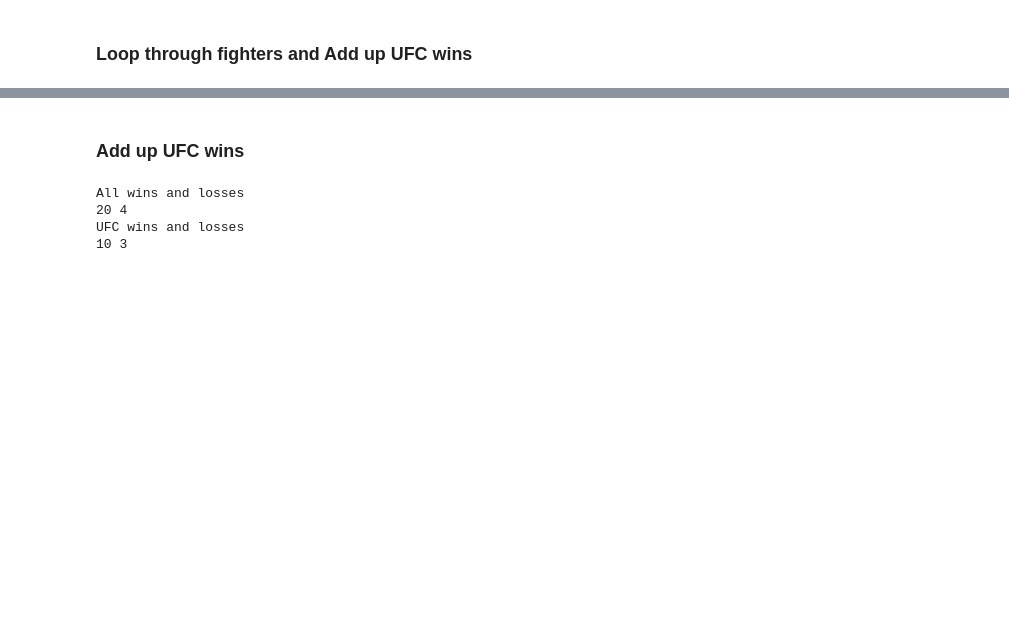
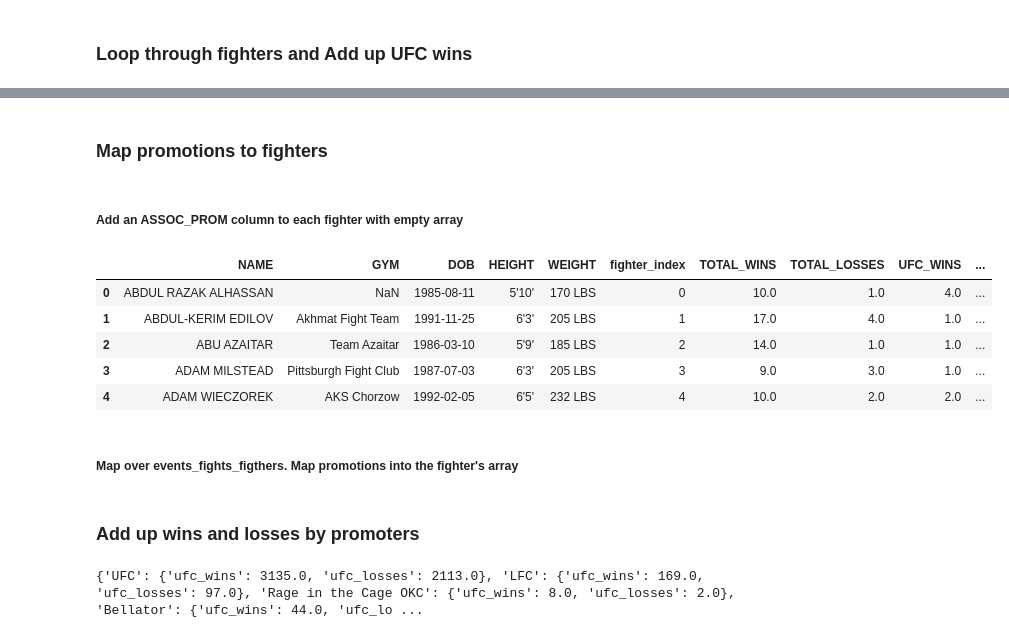
Before and after one commit to PaulGLujan/libra, a Jupyter notebook: notebooks/wins-by-promotion.ipynb, the cells around one changed output, grey strips where cells are left out. Drawn from its saved outputs; the diff is of its cells as text; code cells hidden in the pictures; blank space fills up the shorter version.

```diff
--- a/notebooks/wins-by-promotion.ipynb
+++ b/notebooks/wins-by-promotion.ipynb
@@ -98,0 +112,16 @@ fighters.head(10)
+# %% [markdown]
+### Map promotions to fighters
+# %% [markdown]
+##### Add an ASSOC_PROM column to each fighter with empty array
+# %%
+fighters['ASSOC_PROM'] = pd.np.empty((len(fighters), 0)).tolist()
+fighters.head()
+# %% [output]
+|  | NAME | GYM | DOB | HEIGHT | WEIGHT | fighter_index | TOTAL_WINS | TOTAL_LOSSES | UFC_WINS | ... |
+| 0 | ABDUL RAZAK ALHASSAN | NaN | 1985-08-11 | 5'10' | 170 LBS | 0 | 10.0 | 1.0 | 4.0 | ... |
+| 1 | ABDUL-KERIM EDILOV | Akhmat Fight Team | 1991-11-25 | 6'3' | 205 LBS | 1 | 17.0 | 4.0 | 1.0 | ... |
+| 2 | ABU AZAITAR | Team Azaitar | 1986-03-10 | 5'9' | 185 LBS | 2 | 14.0 | 1.0 | 1.0 | ... |
+| 3 | ADAM MILSTEAD | Pittsburgh Fight Club | 1987-07-03 | 6'3' | 205 LBS | 3 | 9.0 | 3.0 | 1.0 | ... |
+| 4 | ADAM WIECZOREK | AKS Chorzow | 1992-02-05 | 6'5' | 232 LBS | 4 | 10.0 | 2.0 | 2.0 | ... |
+# %% [markdown]
+##### Map over events_fights_figthers. Map promotions into the fighter's array
@@ -99,18 +136,18 @@ fighters.head(10)
 # %% [markdown]
-### Add up UFC wins
+### Add up wins and losses by promoters
-# %%
-wins = len(events_fights[(events_fights.Fighter == "ALJAMAIN STERLING") & (events_fights["Win/Loss/Draw"] == "WIN")])
-losses = len(events_fights[(events_fights.Fighter == "ALJAMAIN STERLING") & (events_fights["Win/Loss/Draw"] == "LOSS")])
-
-ufc_wins = len(events_fights[(events_fights.Fighter == "ALJAMAIN STERLING") & (events_fights["Win/Loss/Draw"] == "WIN") & (events_fights['PROMOTION'] == "UFC")])
-ufc_losses = len(events_fights[(events_fights.Fighter == "ALJAMAIN STERLING") & (events_fights["Win/Loss/Draw"] == "LOSS") & (events_fights['PROMOTION'] == "UFC")])
-
-print("All wins and losses")
-print(wins, losses)
-print("UFC wins and losses")
-print(ufc_wins, ufc_losses)
-# %% [output]
-All wins and losses
-20 4
-UFC wins and losses
-10 3
+# %%
+promotions = {}
+
+for index_label, row_series in fighters.iterrows():
+    assoc_promotions = row_series['ASSOC_PROM']
+    ufc_wins = row_series["UFC_WINS"]
+    ufc_losses = row_series["UFC_LOSSES"]
+    for promotion in assoc_promotions:
+        if promotion not in promotions:
+            promotions[promotion] = {"ufc_wins": ufc_wins, "ufc_losses": ufc_losses}
+        if promotion in promotions:
+            promotions[promotion]["ufc_wins"] += ufc_wins
+            promotions[promotion]["ufc_losses"] += ufc_losses
+print(promotions)
+# %% [output]
+{'UFC': {'ufc_wins': 3135.0, 'ufc_losses': 2113.0}, 'LFC': {'ufc_wins': 169.0, 'ufc_losses': 97.0}, 'Rage in the Cage OKC': {'ufc_wins': 8.0, 'ufc_losses': 2.0}, 'Bellator': {'ufc_wins': 44.0, 'ufc_lo ...
```
Also changed, not shown: parts of 8 cells of this notebook.
